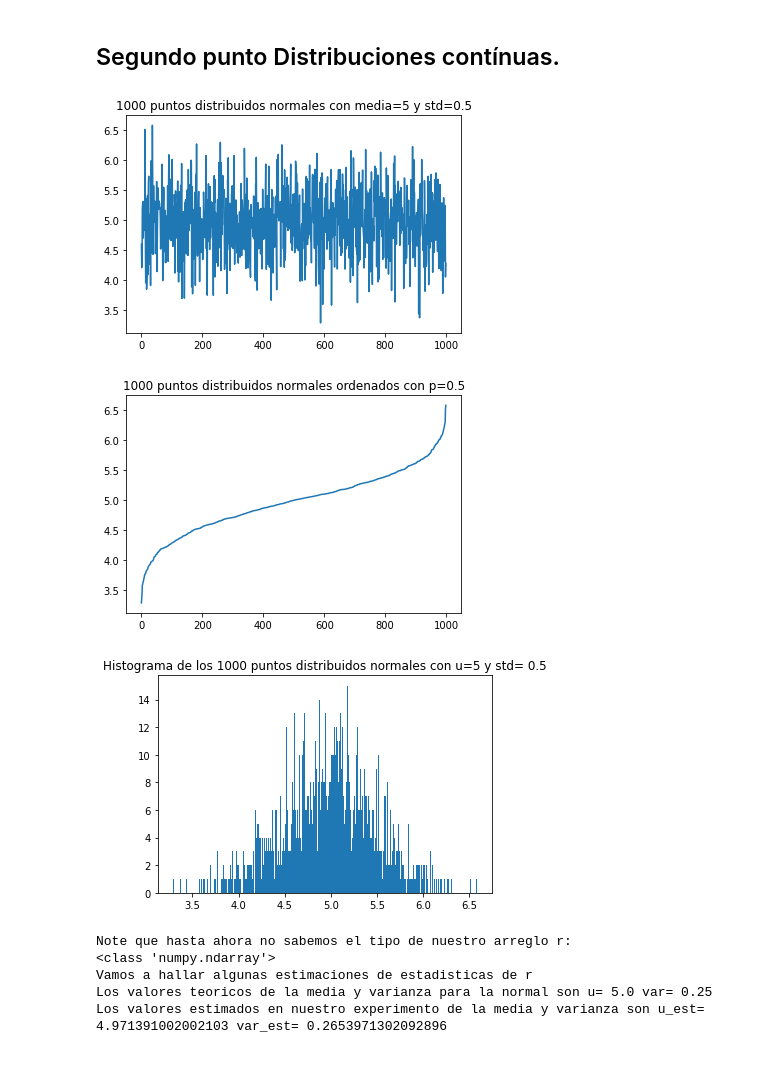
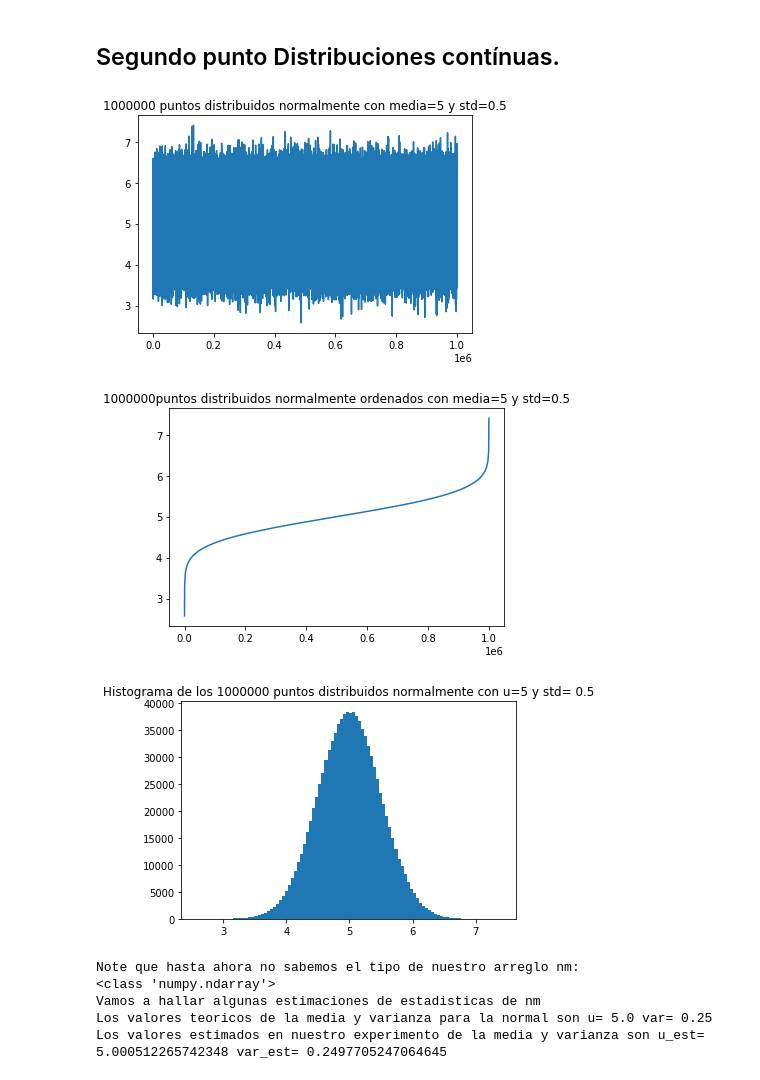
Before and after one commit to jsebastianbarretoj99/Asignatura_Inteligencia_Artificial_5607, a Jupyter notebook: Tarea_Semana_02/Taller_en_clase_Intro_a_la_probabilidad_para_ML_estudiante.ipynb, the cells around one changed output. Cells and saved outputs as stored; diff of their text form; code cells hidden in the pictures.

```diff
--- a/Tarea_Semana_02/Taller_en_clase_Intro_a_la_probabilidad_para_ML_estudiante.ipynb
+++ b/Tarea_Semana_02/Taller_en_clase_Intro_a_la_probabilidad_para_ML_estudiante.ipynb
@@ -88,40 +210,41 @@ r,p = 5,0.5
 ## Segundo punto Distribuciones contínuas.
 # %%
 #Para todas las simulaciones:
-N=1000
-m=300
+N=1000000
+m=100
 numpy.random.seed(seed=1314926535)#Para fijar una semilla para los experimentos y que los numeros generados siempre sean los mismos en cada corrida completa de este fuente.
 # %%
 # Normal de media 5 y desviación estandar 0.5
 u=5
 std=0.5
-mean, var, skew, kurt = scipy.stats.norm.stats(moments='mvsk',loc=u,scale=std)
-r = scipy.stats.norm.rvs (loc=u,scale=std, size=N)
-#ver https://docs.scipy.org/doc/scipy-0.14.0/reference/stats.html
-plt.plot(r)
-plt.title(str(N)+" puntos distribuidos normales con media="+str(u)+" y std="+str(std))
+from scipy.stats import norm
+mean, var, skew, kurt = norm.stats(moments='mvsk',loc=u,scale=std)
+nm = norm.rvs (loc=u,scale=std, size=N)
+#ver https://docs.scipy.org/doc/scipy-0.14.0/reference/generated/scipy.stats.norm.html#scipy.stats.norm
+plt.plot(nm)
+plt.title(str(N)+" puntos distribuidos normalmente con media="+str(u)+" y std="+str(std))
 plt.show()
-r.sort()
-plt.plot(r)
-plt.title(str(N)+" puntos distribuidos normales ordenados con p="+str(p))
+nm.sort()
+plt.plot(nm)
+plt.title(str(N)+"puntos distribuidos normalmente ordenados con media="+str(u)+" y std="+str(std))
 plt.show()
-plt.hist(r, bins = m)
-plt.title("Histograma de los "+str(N)+" puntos distribuidos normales con u="+str(u)+ " y std= "+str(std))
+plt.hist(nm, bins = m)
+plt.title("Histograma de los "+str(N)+" puntos distribuidos normalmente con u="+str(u)+ " y std= "+str(std))
 plt.show()
-print("Note que hasta ahora no sabemos el tipo de nuestro arreglo r:")
-print(type(r))
-print("Vamos a hallar algunas estimaciones de estadisticas de r")
+print("Note que hasta ahora no sabemos el tipo de nuestro arreglo nm:")
+print(type(nm))
+print("Vamos a hallar algunas estimaciones de estadisticas de nm")
 # ver https://numpy.org/doc/stable/reference/routines.statistics.html
-avg=r.mean()
-varest=r.var()
+avg=nm.mean()
+varest=nm.var()
 print("Los valores teoricos de la media y varianza para la normal son u=" ,mean,"var=",var)
 print("Los valores estimados en nuestro experimento de la media y varianza son u_est=" ,avg,"var_est=",varest)
 # %% [output]
-[figure, old version]
+[figure, new version]
-[figure, old version]
+[figure, new version]
-[figure, old version]
+[figure, new version]
-Note que hasta ahora no sabemos el tipo de nuestro arreglo r:
+Note que hasta ahora no sabemos el tipo de nuestro arreglo nm:
 <class 'numpy.ndarray'>
-Vamos a hallar algunas estimaciones de estadisticas de r
+Vamos a hallar algunas estimaciones de estadisticas de nm
 Los valores teoricos de la media y varianza para la normal son u= 5.0 var= 0.25
-Los valores estimados en nuestro experimento de la media y varianza son u_est= 4.971391002002103 var_est= 0.2653971302092896
+Los valores estimados en nuestro experimento de la media y varianza son u_est= 5.000512265742348 var_est= 0.2497705247064645
```
Also changed, not shown: parts of 29 cells of this notebook.
